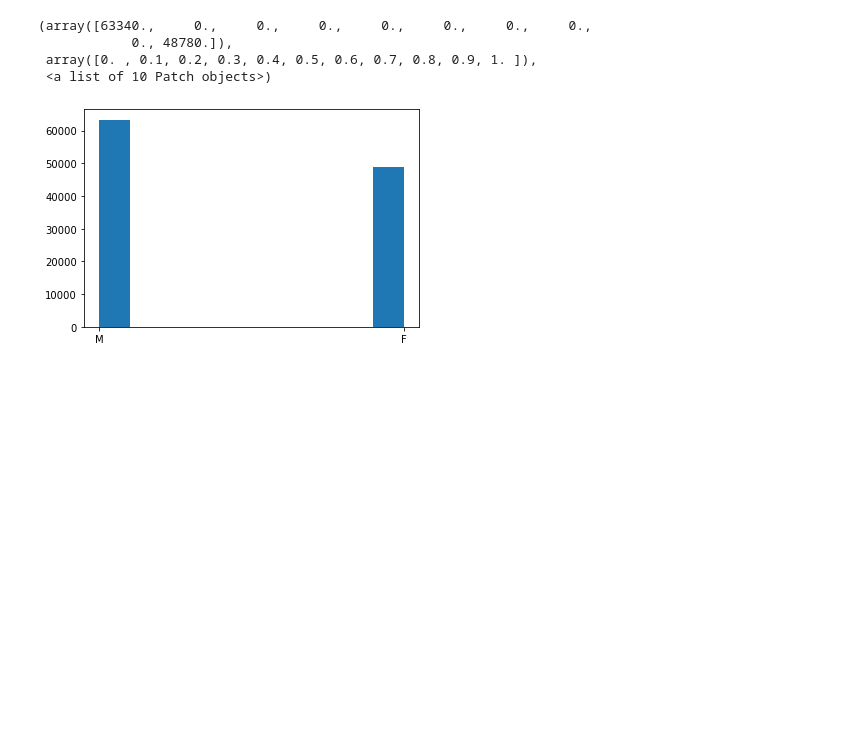
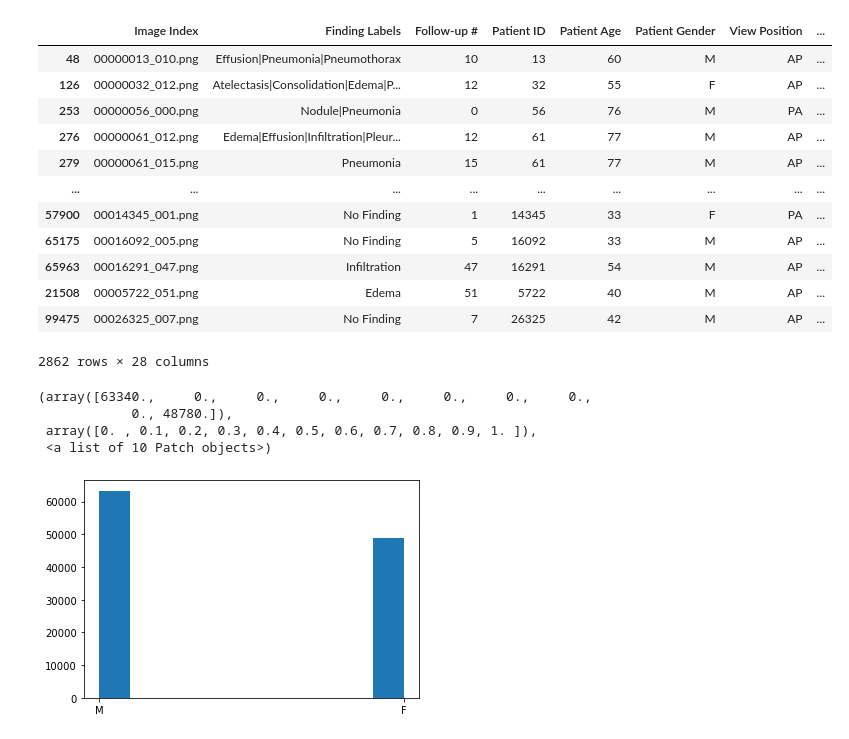
Before and after one commit to makennedy626/udacity_AI_for_Healthcare, a Jupyter notebook: Pneumonia Detection in X Rays/home/Untitled.ipynb, the cells around one changed output. Saved outputs shown, nothing was run; the diff lists cells and outputs as text; code cells hidden in the pictures; blank space fills up the shorter version.

```diff
--- a/Section 2 Submission/EDA.ipynb
+++ b/Pneumonia Detection in X Rays/home/Untitled.ipynb
@@ -52,0 +33,11 @@ sample_df.sample(3)
+# %%
+## Here you may want to create some extra columns in your table with binary indicators of certain diseases
+## rather than working directly with the 'Finding Labels' column
+
+all_labels = np.unique(list(chain(*all_xray_df['Finding Labels'].map(lambda x: x.split('|')).tolist())))
+all_labels = [x for x in all_labels if len(x)>0]
+print('All Labels ({}): {}'.format(len(all_labels), all_labels))
+for c_label in all_labels:
+    if len(c_label)>1: # leave out empty labels
+        all_xray_df[c_label] = all_xray_df['Finding Labels'].map(lambda finding: 1.0 if c_label in finding else 0)
+all_xray_df.sample(3)
@@ -53,3 +51,27 @@ sample_df.sample(3)
+# %%
+all_xray_df['pneumonia_class'] = np.where(all_xray_df['Pneumonia'], 1, 0)
+all_xray_df
+
+positive = all_xray_df.loc[all_xray_df['pneumonia_class']==1]
+negative = all_xray_df.loc[all_xray_df['pneumonia_class']==0].sample(len(positive))
+df = positive.append(negative)
+# Make the y_column be a string to avoid TypeError: If class_mode="binary", y_col="pneumonia_class" column values must be strings.
+df['pneumonia_class'] = df['pneumonia_class'].astype(str)
+df
+# %% [output]
+|  | Image Index | Finding Labels | Follow-up # | Patient ID | Patient Age | Patient Gender | View Position | ... |
+| 48 | 00000013_010.png | Effusion|Pneumonia|Pneumothorax | 10 | 13 | 60 | M | AP | ... |
+| 126 | 00000032_012.png | Atelectasis|Consolidation|Edema|P... | 12 | 32 | 55 | F | AP | ... |
+| 253 | 00000056_000.png | Nodule|Pneumonia | 0 | 56 | 76 | M | PA | ... |
+| 276 | 00000061_012.png | Edema|Effusion|Infiltration|Pleur... | 12 | 61 | 77 | M | AP | ... |
+| 279 | 00000061_015.png | Pneumonia | 15 | 61 | 77 | M | AP | ... |
+| ... | ... | ... | ... | ... | ... | ... | ... | ... |
+| 57900 | 00014345_001.png | No Finding | 1 | 14345 | 33 | F | PA | ... |
+| 65175 | 00016092_005.png | No Finding | 5 | 16092 | 33 | M | AP | ... |
+| 65963 | 00016291_047.png | Infiltration | 47 | 16291 | 54 | M | AP | ... |
+| 21508 | 00005722_051.png | Edema | 51 | 5722 | 40 | M | AP | ... |
+| 99475 | 00026325_007.png | No Finding | 7 | 26325 | 42 | M | AP | ... |
+2862 rows × 28 columns
 # %%
 ## EDA
 
```
Also changed, not shown: parts of 6 cells of this notebook, 53 other files.
